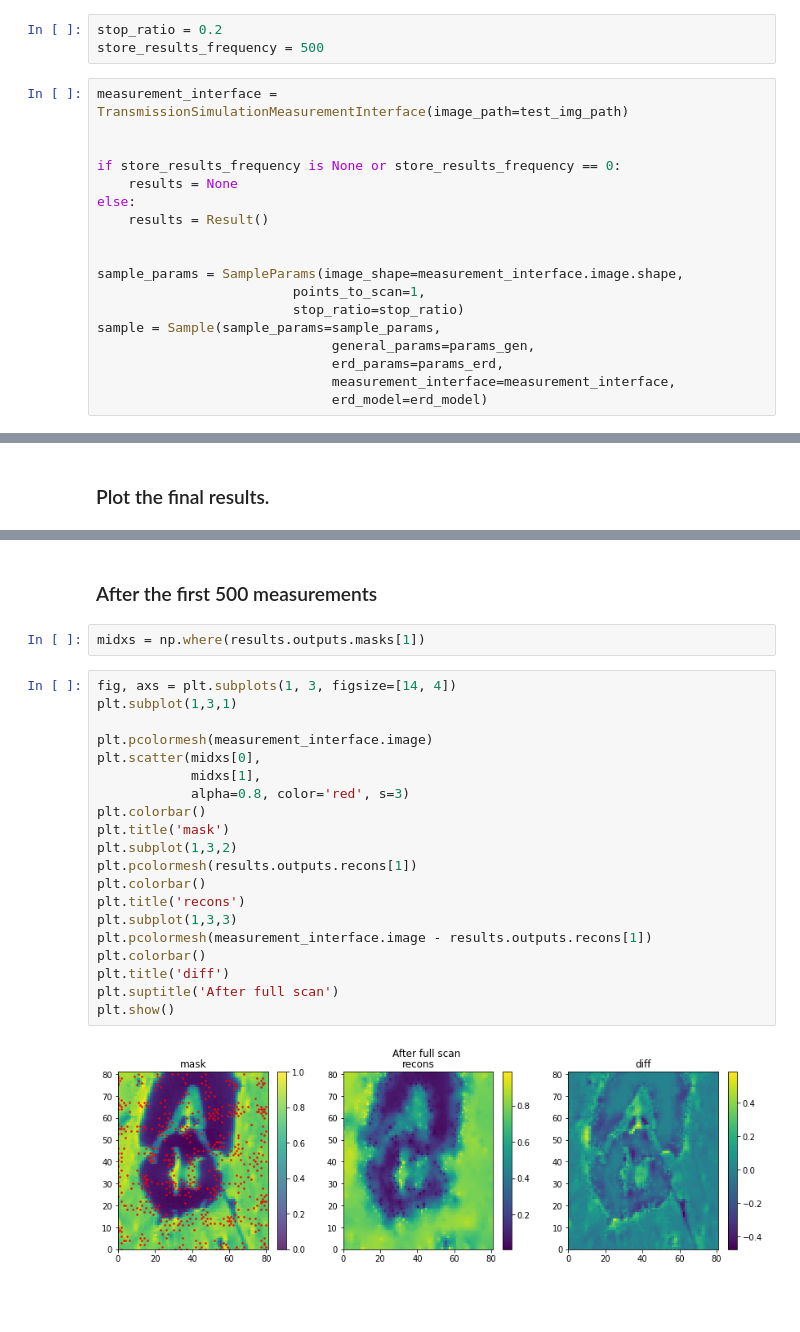
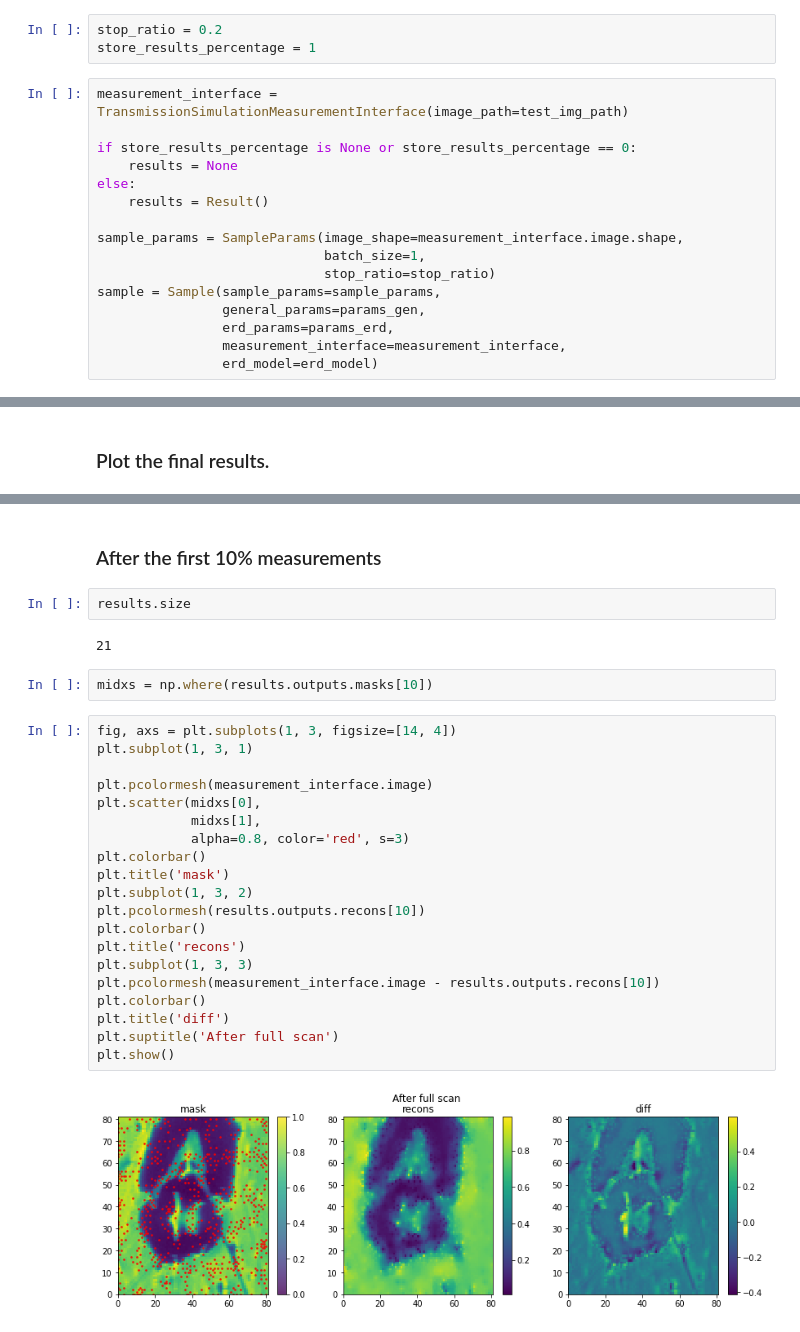
Before and after one commit to saugatkandel/fast_smart_scanning, a Jupyter notebook: work_directory/infer_erd_img.ipynb, the cells around one changed output, grey strips where cells are left out. Drawn from its saved outputs; the diff is of its cells as text; blank space fills up the shorter version.

```diff
--- a/work_directory/infer_erd_img.ipynb
+++ b/work_directory/infer_erd_img.ipynb
@@ -63,24 +63,22 @@ plt.show()
 # %%
 stop_ratio = 0.2
-store_results_frequency = 500
+store_results_percentage = 1
 # %%
 measurement_interface = TransmissionSimulationMeasurementInterface(image_path=test_img_path)
 
-
-if store_results_frequency is None or store_results_frequency == 0:
+if store_results_percentage is None or store_results_percentage == 0:
     results = None
 else:
     results = Result()
 
-
 sample_params = SampleParams(image_shape=measurement_interface.image.shape,
-                         points_to_scan=1,
-                         stop_ratio=stop_ratio)
+                             batch_size=1,
+                             stop_ratio=stop_ratio)
 sample = Sample(sample_params=sample_params,
-                              general_params=params_gen,
-                              erd_params=params_erd,
-                              measurement_interface=measurement_interface,
-                              erd_model=erd_model)
+                general_params=params_gen,
+                erd_params=params_erd,
+                measurement_interface=measurement_interface,
+                erd_model=erd_model)
 # %% [markdown]
 ### Step 5: Run the sampling
 # %%
@@ -115,26 +115,30 @@ plt.show()
 # %% [markdown]
-### After the first 500 measurements
+### After the first 10% measurements
+# %%
+results.size
+# %% [output]
+21
 # %%
-midxs = np.where(results.outputs.masks[1])
+midxs = np.where(results.outputs.masks[10])
 # %%
 fig, axs = plt.subplots(1, 3, figsize=[14, 4])
-plt.subplot(1,3,1)
+plt.subplot(1, 3, 1)
 
 plt.pcolormesh(measurement_interface.image)
 plt.scatter(midxs[0],
             midxs[1],
             alpha=0.8, color='red', s=3)
 plt.colorbar()
 plt.title('mask')
-plt.subplot(1,3,2)
-plt.pcolormesh(results.outputs.recons[1])
+plt.subplot(1, 3, 2)
+plt.pcolormesh(results.outputs.recons[10])
 plt.colorbar()
 plt.title('recons')
-plt.subplot(1,3,3)
-plt.pcolormesh(measurement_interface.image - results.outputs.recons[1])
+plt.subplot(1, 3, 3)
+plt.pcolormesh(measurement_interface.image - results.outputs.recons[10])
 plt.colorbar()
 plt.title('diff')
 plt.suptitle('After full scan')
 plt.show()
 # %% [output]
-[figure, old version]
+[figure, new version]
```
Also changed, not shown: parts of 6 cells of this notebook, 15 other files.
